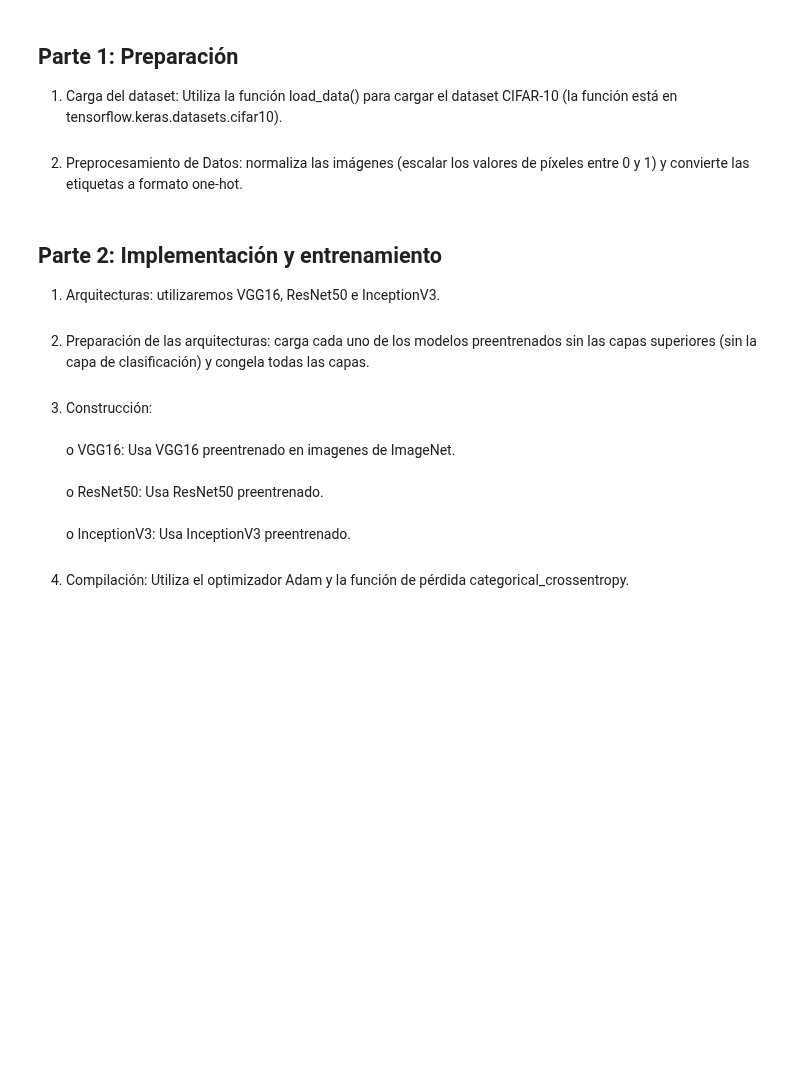
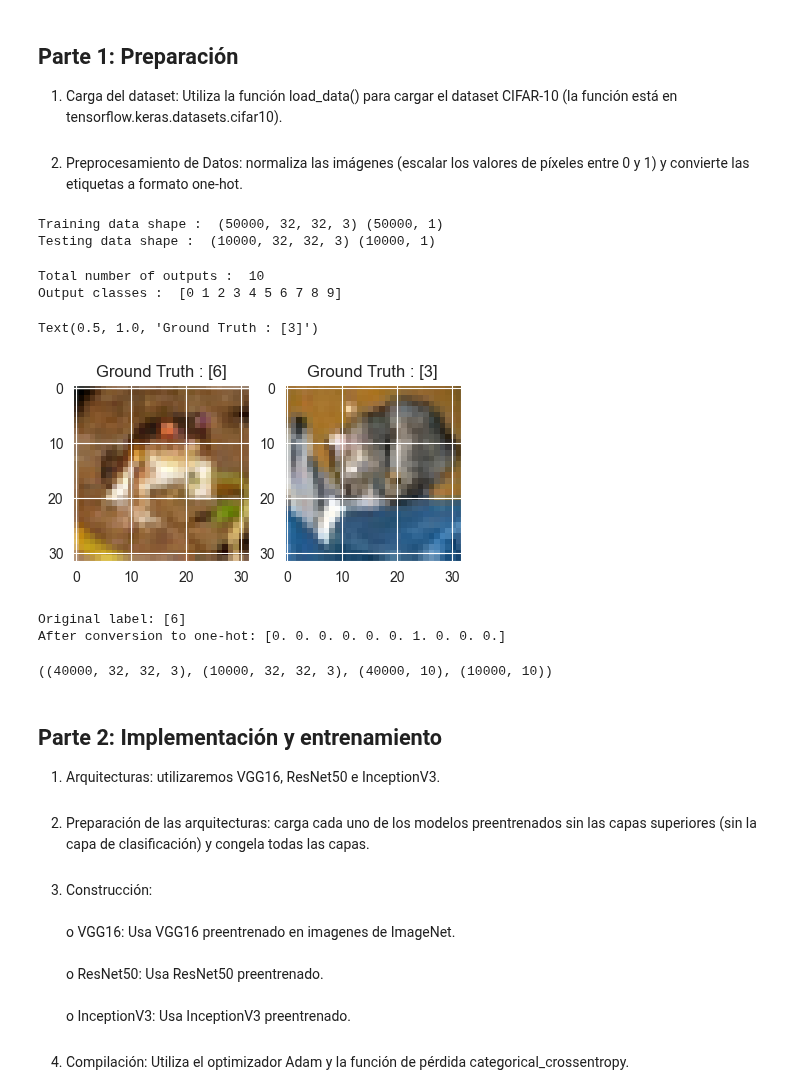
Before and after one commit to SamuehFDEZ/ProgramacionIA, a Jupyter notebook: UD5/transferLearning/transferLearning.ipynb, the cells around one changed output. Drawn from its saved outputs; the diff is of its cells as text; code cells hidden in the pictures; blank space fills up the shorter version.

```diff
--- a/UD5/transferLearning/transferLearning.ipynb
+++ b/UD5/transferLearning/transferLearning.ipynb
@@ -20,0 +38,32 @@ valores de píxeles entre 0 y 1) y convierte las etiquetas a formato one-hot.
+# %%
+(train_X,train_Y), (test_X,test_Y) = tf.keras.datasets.cifar10.load_data()
+# %%
+print('Training data shape : ', train_X.shape, train_Y.shape)
+print('Testing data shape : ', test_X.shape, test_Y.shape)
+# %% [output]
+Training data shape :  (50000, 32, 32, 3) (50000, 1)
+Testing data shape :  (10000, 32, 32, 3) (10000, 1)
+# %%
+# Find the unique numbers from the train labels
+classes = np.unique(train_Y)
+nClasses = len(classes)
+print('Total number of outputs : ', nClasses)
+print('Output classes : ', classes)
+# %% [output]
+Total number of outputs :  10
+Output classes :  [0 1 2 3 4 5 6 7 8 9]
+# %%
+plt.figure(figsize=[5,5])
+
+# Display the first image in training data
+plt.subplot(121)
+plt.imshow(train_X[0,:,:], cmap='gray')
+plt.title("Ground Truth : {}".format(train_Y[0]))
+
+# Display the first image in testing data
+plt.subplot(122)
+plt.imshow(test_X[0,:,:], cmap='gray')
+plt.title("Ground Truth : {}".format(test_Y[0]))
+# %% [output]
+Text(0.5, 1.0, 'Ground Truth : [3]')
+[figure, added]
@@ -20,0 +75,11 @@ valores de píxeles entre 0 y 1) y convierte las etiquetas a formato one-hot.
+# %%
+# Change the labels from categorical to one-hot encoding
+train_Y_one_hot = to_categorical(train_Y)
+test_Y_one_hot = to_categorical(test_Y)
+
+# Display the change for category label using one-hot encoding
+print('Original label:', train_Y[0])
+print('After conversion to one-hot:', train_Y_one_hot[0])
+# %% [output]
+Original label: [6]
+After conversion to one-hot: [0. 0. 0. 0. 0. 0. 1. 0. 0. 0.]
@@ -21,3 +88,7 @@ valores de píxeles entre 0 y 1) y convierte las etiquetas a formato one-hot.
+# %%
+train_X.shape,valid_X.shape,train_label.shape,valid_label.shape
+# %% [output]
+((40000, 32, 32, 3), (10000, 32, 32, 3), (40000, 10), (10000, 10))
 # %% [markdown]
 ## Parte 2: Implementación y entrenamiento
 1. Arquitecturas: utilizaremos VGG16, ResNet50 e InceptionV3. <br><br>
```
Also changed, not shown: parts of 18 cells of this notebook.
